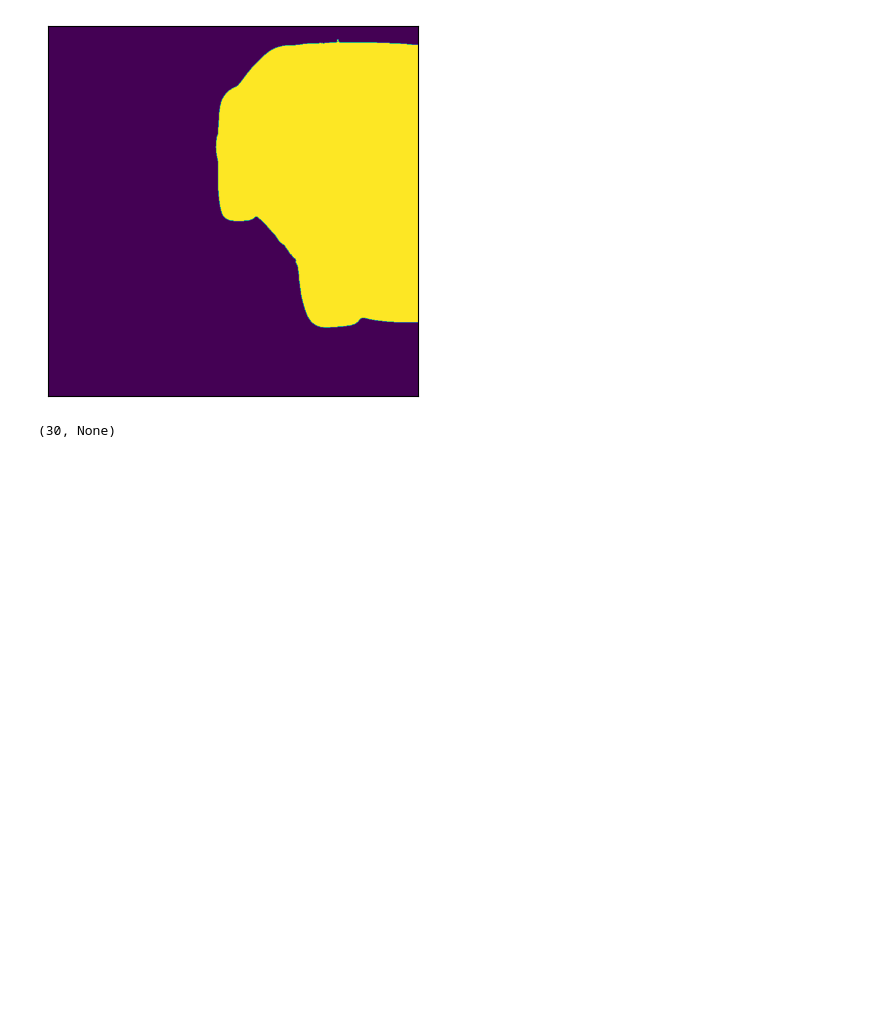
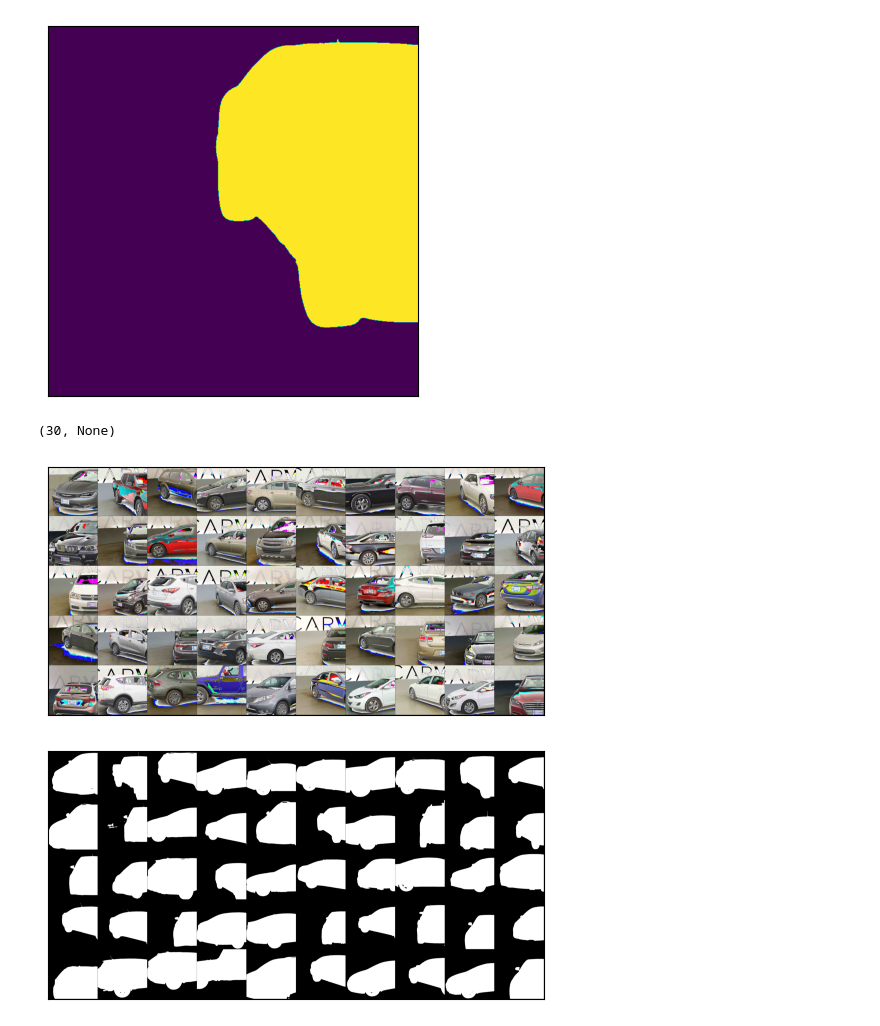
Before and after one commit to hjmillard/U-Net, a Jupyter notebook: carvana.ipynb, the cells around one changed output. Drawn from its saved outputs; the diff is of its cells as text; code cells hidden in the pictures; blank space fills up the shorter version.

Commit message:
implemented(carvana.ipynb): Implemented the testing of the U-Net model.

```diff
--- a/carvana.ipynb
+++ b/carvana.ipynb
@@ -485,3 +485,53 @@ model = UNet().to(device)
 load_checkpoint(checkpoint_path, model, device=device)
 # %% [output]
 (30, None)
+# %%
+class TestCarvanaDataset(Dataset):
+    def __init__(self, image_dir, transform=None):
+        self.image_dir = image_dir
+        self.transform = transform
+        self.images = [f for f in os.listdir(image_dir) if f.endswith('.jpg')]
+
+    def __len__(self):
+        return len(self.images)
+
+    def __getitem__(self, idx):
+        img_path = os.path.join(self.image_dir, self.images[idx])
+
+        image = np.array(Image.open(img_path).convert("RGB"))
+
+        if self.transform:
+            augmented = self.transform(image=image)
+            image = augmented['image']
+
+        return image
+# %%
+def test_model(model, test_dir):
+    model.cuda().eval()
+    transforms = A.Compose([
+        A.Crop(256, 256),
+        A.Normalize(mean=(0.5,), std=(0.5,)),
+        ToTensorV2(),
+    ])
+    test_dataset = TestCarvanaDataset(test_dir, transforms)
+    test_loader = DataLoader(test_dataset, batch_size=1, shuffle=True, num_workers=0)
+
+    images = []
+    predictions = []
+    for _ in range(50):
+        with torch.no_grad():
+            image = next(iter(test_loader)).cuda().float()
+            images.append(image.squeeze())
+
+            prediction = model(image)
+            prediction[prediction >= 0.5] = 255
+            prediction[prediction < 0.5] = 0
+            predictions.append(prediction.squeeze(0).to(torch.uint8))
+
+    visualization.show_grid(images, 10)
+    visualization.show_grid(predictions, 10)
+
+test_model(model, r'D:/machine-learning/datasets/carvana/test')
+# %% [output]
+[figure, added]
+[figure, added]
```
